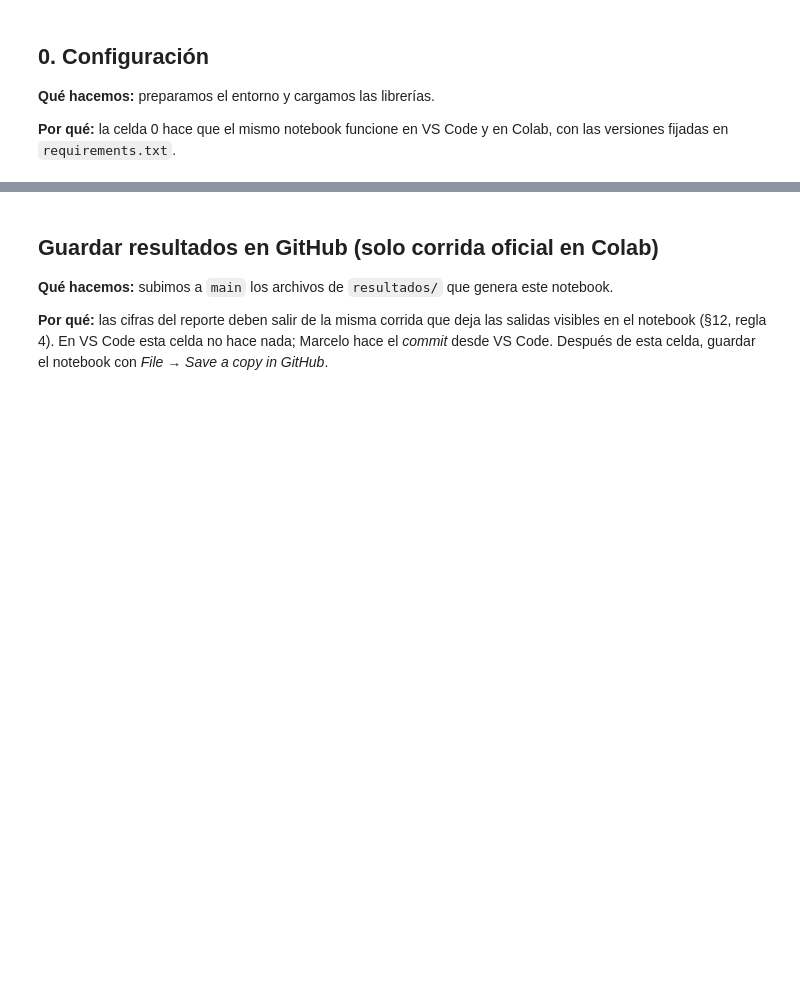
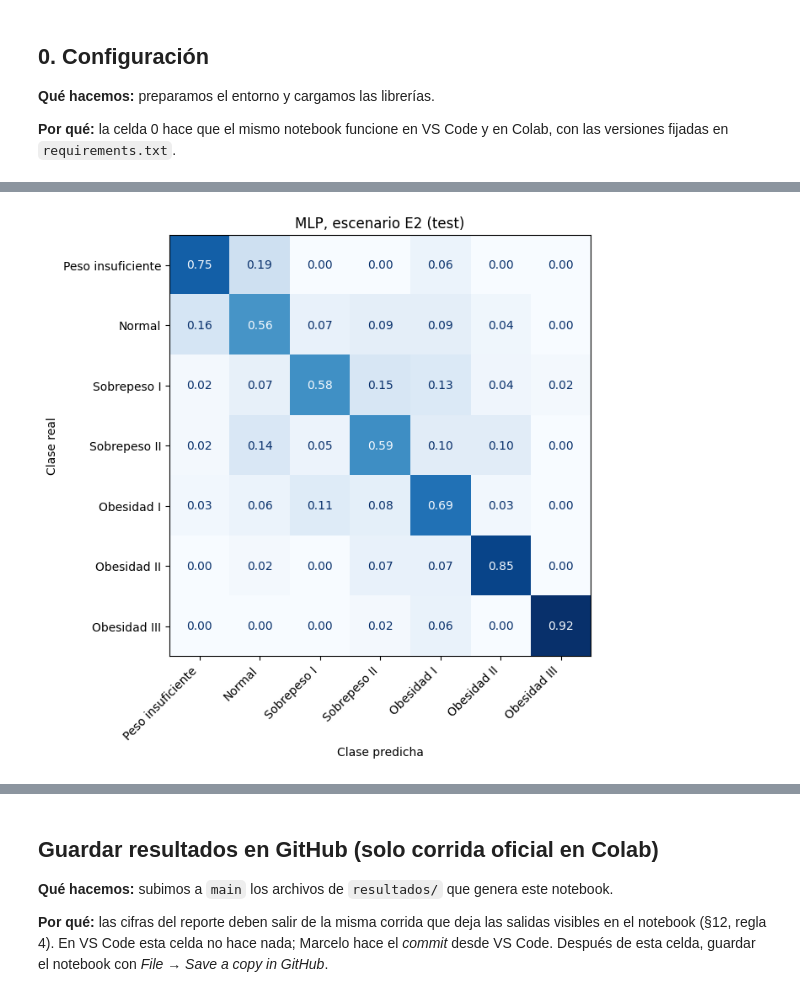
Before and after one commit to MCuetoV/proyecto-ml-2026-2, a Jupyter notebook: notebooks/04_obesidad_modelado.ipynb, the cells around one changed output, grey strips where cells are left out. Cells and saved outputs as stored; diff of their text form; code cells hidden in the pictures; blank space fills up the shorter version.

```diff
--- a/notebooks/04_obesidad_modelado.ipynb
+++ b/notebooks/04_obesidad_modelado.ipynb
@@ -181,0 +291,3 @@ for esc, columnas in ESCENARIOS.items():
+# %%
+# Lista de ablaciones (en obesidad solo habrá selección de variables)
+X, ABLACIONES = train[ESCENARIOS[PRINCIPAL]], []
@@ -181,0 +394,13 @@ for esc, columnas in ESCENARIOS.items():
+# %%
+# Tabla 7: macro-F1 (CV 5×3) de cada modelo con cada protocolo
+SENSIBILIDAD = []
+with warnings.catch_warnings():
+    warnings.simplefilter("ignore", ConvergenceWarning)
+    for protocolo, (X_protocolo, grupos) in protocolos.items():
+        for nombre in ["Árbol (autores)", "KNN", "MLP"]:
+            valores = utilidades.evaluar_cv(MODELOS_FINALES[(nombre, PRINCIPAL)], X_protocolo, y_train, grupos=grupos,
+                                            repeticiones=3, semilla=utilidades.SEMILLA_COMPARATIVA)
+            SENSIBILIDAD.append({"protocolo": protocolo, "modelo": nombre,
+                                 "media": valores.mean(), "desviacion": valores.std()})
+tabla_sensibilidad = pd.DataFrame(SENSIBILIDAD)
+tabla_sensibilidad.pivot(index="modelo", columns="protocolo", values="media").round(3)
@@ -181,0 +421,11 @@ for esc, columnas in ESCENARIOS.items():
+# %%
+# Entrenar con todo el train y medir en el test (tabla 4)
+MODELOS_ENTRENADOS, METRICAS_TEST = {}, []
+for (nombre, escenario), pipeline in MODELOS_FINALES.items():
+    columnas = ESCENARIOS[escenario]
+    modelo = clone(pipeline).fit(train[columnas], y_train)
+    MODELOS_ENTRENADOS[(nombre, escenario)] = modelo
+    METRICAS_TEST.append({"modelo": nombre, "escenario": escenario,
+                          **utilidades.metricas_test(modelo, test[columnas], y_test, "obesidad")})
+tabla_test = pd.DataFrame(METRICAS_TEST)
+tabla_test.round(3)
@@ -181,0 +493,16 @@ for esc, columnas in ESCENARIOS.items():
+# %%
+# Figura 4: matriz de confusión del mejor modelo en el test (proporciones por clase real)
+from sklearn.metrics import ConfusionMatrixDisplay
+modelo_mejor = MODELOS_ENTRENADOS[(MEJOR, PRINCIPAL)]
+X_test = test[ESCENARIOS[PRINCIPAL]]
+figura, eje = plt.subplots(figsize=(7.5, 6.5))
+ConfusionMatrixDisplay.from_estimator(modelo_mejor, X_test, y_test, display_labels=ETIQUETAS, normalize="true",
+                                      values_format=".2f", cmap="Blues", ax=eje, colorbar=False)
+eje.set_title(f"{MEJOR}, escenario {PRINCIPAL} (test)")
+eje.set_xlabel("Clase predicha")
+eje.set_ylabel("Clase real")
+plt.xticks(rotation=45, ha="right")
+utilidades.guardar_figura(figura, "figura_04_confusion_obesidad")
+plt.show()
+# %% [output]
+[figure, added]
```
Also changed, not shown: parts of 86 cells of this notebook.
